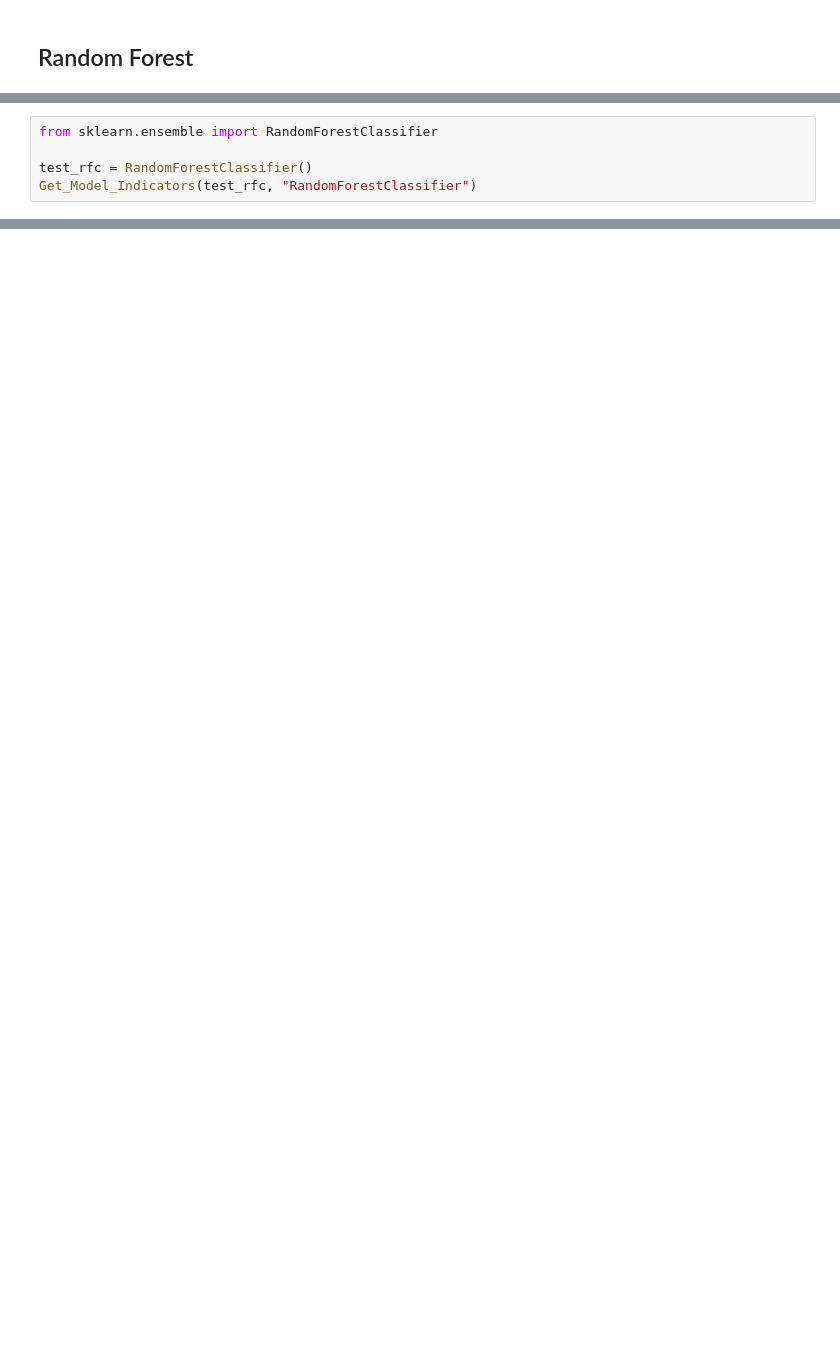
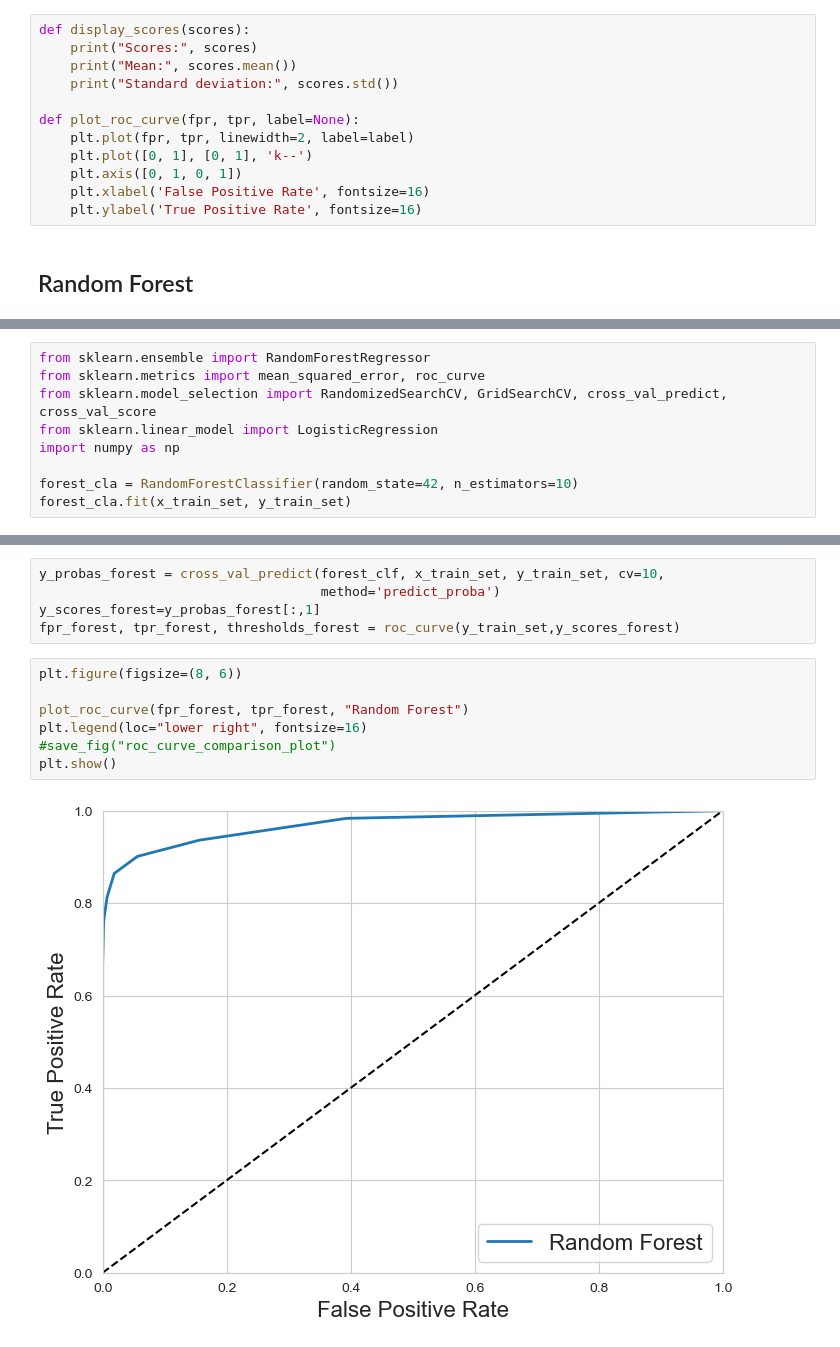
Before and after one commit to R1leMargoulin/Projet_ML_Human4You, a Jupyter notebook: RandomForest_Simon.ipynb, the cells around one changed output, grey strips where cells are left out. Drawn from its saved outputs; the diff is of its cells as text; blank space fills up the shorter version.

Commit message:
add random forest file

```diff
--- a/RandomForest_Simon.ipynb
+++ b/RandomForest_Simon.ipynb
@@ -165,2 +171,14 @@ def Get_Model_Indicators(model, name):
+# %%
+def display_scores(scores):
+    print("Scores:", scores)
+    print("Mean:", scores.mean())
+    print("Standard deviation:", scores.std())
+
+def plot_roc_curve(fpr, tpr, label=None):
+    plt.plot(fpr, tpr, linewidth=2, label=label)
+    plt.plot([0, 1], [0, 1], 'k--')
+    plt.axis([0, 1, 0, 1])
+    plt.xlabel('False Positive Rate', fontsize=16)
+    plt.ylabel('True Positive Rate', fontsize=16)
 # %% [markdown]
 ## Random Forest ##
@@ -167,6 +187,10 @@ def Get_Model_Indicators(model, name):
 # %%
-from sklearn.ensemble import RandomForestClassifier
+from sklearn.ensemble import RandomForestRegressor
+from sklearn.metrics import mean_squared_error, roc_curve
+from sklearn.model_selection import RandomizedSearchCV, GridSearchCV, cross_val_predict, cross_val_score
+from sklearn.linear_model import LogisticRegression
+import numpy as np
 
-test_rfc = RandomForestClassifier()
-Get_Model_Indicators(test_rfc, "RandomForestClassifier")
+forest_cla = RandomForestClassifier(random_state=42, n_estimators=10)
+forest_cla.fit(x_train_set, y_train_set)
 # %% [output]
@@ -180,0 +223,14 @@ Get_Recall_Score(test_rfc)
+# %%
+y_probas_forest = cross_val_predict(forest_clf, x_train_set, y_train_set, cv=10,
+                                    method='predict_proba')
+y_scores_forest=y_probas_forest[:,1]
+fpr_forest, tpr_forest, thresholds_forest = roc_curve(y_train_set,y_scores_forest)
+# %%
+plt.figure(figsize=(8, 6))
+
+plot_roc_curve(fpr_forest, tpr_forest, "Random Forest")
+plt.legend(loc="lower right", fontsize=16)
+#save_fig("roc_curve_comparison_plot")
+plt.show()
+# %% [output]
+[figure, added]
```
Also changed, not shown: parts of 26 cells of this notebook.
